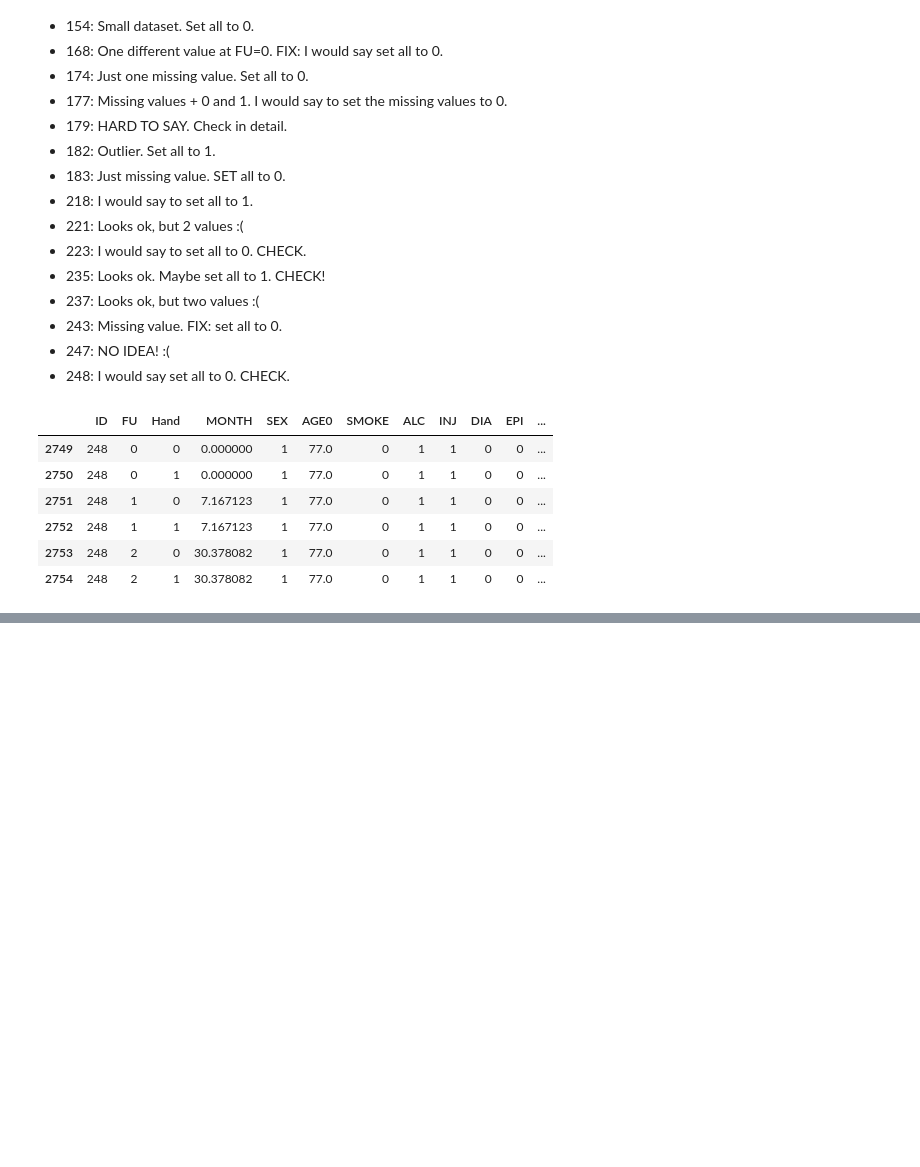
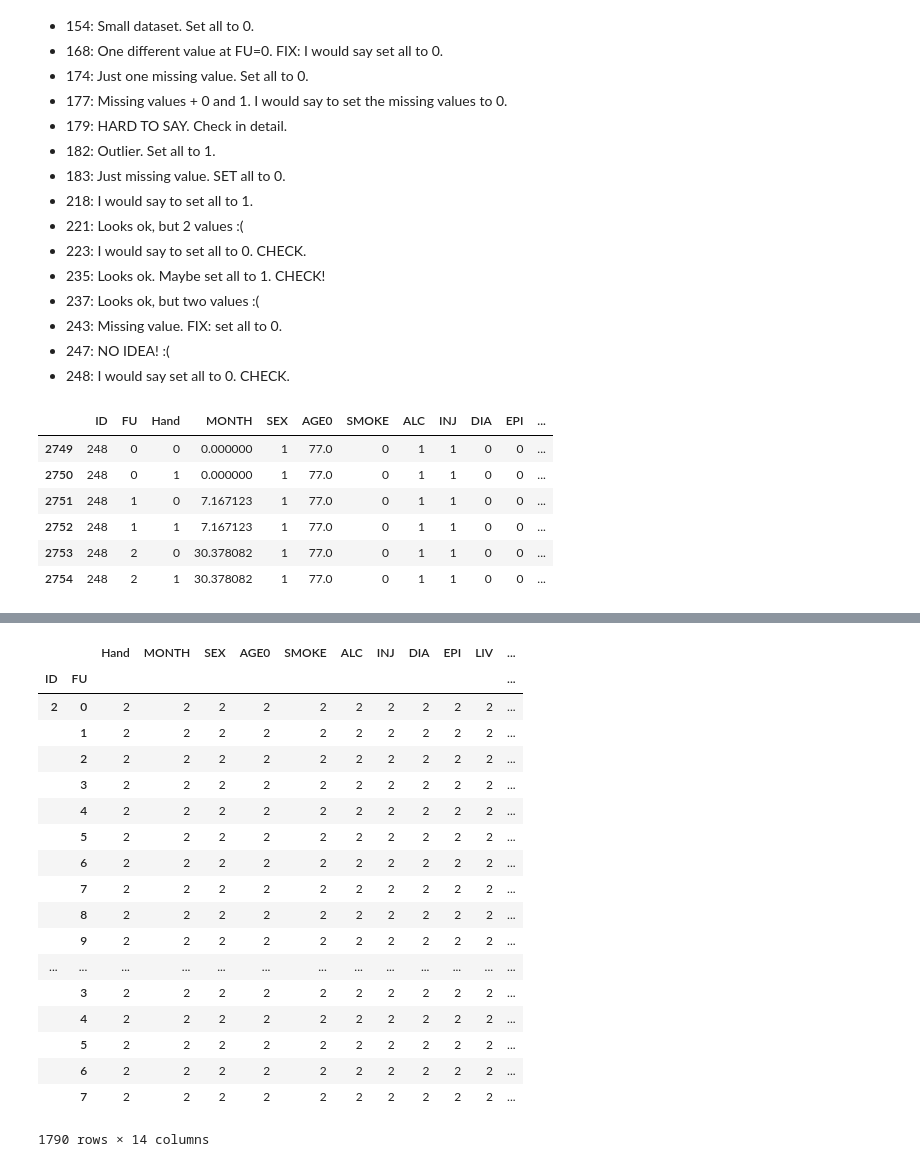
Before and after one commit to gomerudo/tuestatsbigdata, a Jupyter notebook: python/Exploration.ipynb, the cells around one changed output, grey strips where cells are left out. Drawn from its saved outputs; the diff is of its cells as text; code cells hidden in the pictures; blank space fills up the shorter version.

```diff
--- a/python/Exploration.ipynb
+++ b/python/Exploration.ipynb
@@ -361,0 +386,23 @@ dd_df[dd_df['ID'] == 248]
+# %%
+grouped = dd_df.groupby(['ID', 'FU'])
+grouped.count()
+# %% [output]
+|  |  | Hand | MONTH | SEX | AGE0 | SMOKE | ALC | INJ | DIA | EPI | LIV | ... |
+| ID | FU |  |  |  |  |  |  |  |  |  |  | ... |
+| 2 | 0 | 2 | 2 | 2 | 2 | 2 | 2 | 2 | 2 | 2 | 2 | ... |
+|  | 1 | 2 | 2 | 2 | 2 | 2 | 2 | 2 | 2 | 2 | 2 | ... |
+|  | 2 | 2 | 2 | 2 | 2 | 2 | 2 | 2 | 2 | 2 | 2 | ... |
+|  | 3 | 2 | 2 | 2 | 2 | 2 | 2 | 2 | 2 | 2 | 2 | ... |
+|  | 4 | 2 | 2 | 2 | 2 | 2 | 2 | 2 | 2 | 2 | 2 | ... |
+|  | 5 | 2 | 2 | 2 | 2 | 2 | 2 | 2 | 2 | 2 | 2 | ... |
+|  | 6 | 2 | 2 | 2 | 2 | 2 | 2 | 2 | 2 | 2 | 2 | ... |
+|  | 7 | 2 | 2 | 2 | 2 | 2 | 2 | 2 | 2 | 2 | 2 | ... |
+|  | 8 | 2 | 2 | 2 | 2 | 2 | 2 | 2 | 2 | 2 | 2 | ... |
+|  | 9 | 2 | 2 | 2 | 2 | 2 | 2 | 2 | 2 | 2 | 2 | ... |
+| ... | ... | ... | ... | ... | ... | ... | ... | ... | ... | ... | ... | ... |
+|  | 3 | 2 | 2 | 2 | 2 | 2 | 2 | 2 | 2 | 2 | 2 | ... |
+|  | 4 | 2 | 2 | 2 | 2 | 2 | 2 | 2 | 2 | 2 | 2 | ... |
+|  | 5 | 2 | 2 | 2 | 2 | 2 | 2 | 2 | 2 | 2 | 2 | ... |
+|  | 6 | 2 | 2 | 2 | 2 | 2 | 2 | 2 | 2 | 2 | 2 | ... |
+|  | 7 | 2 | 2 | 2 | 2 | 2 | 2 | 2 | 2 | 2 | 2 | ... |
+1790 rows × 14 columns
```
Also changed, not shown: parts of 10 cells of this notebook.
